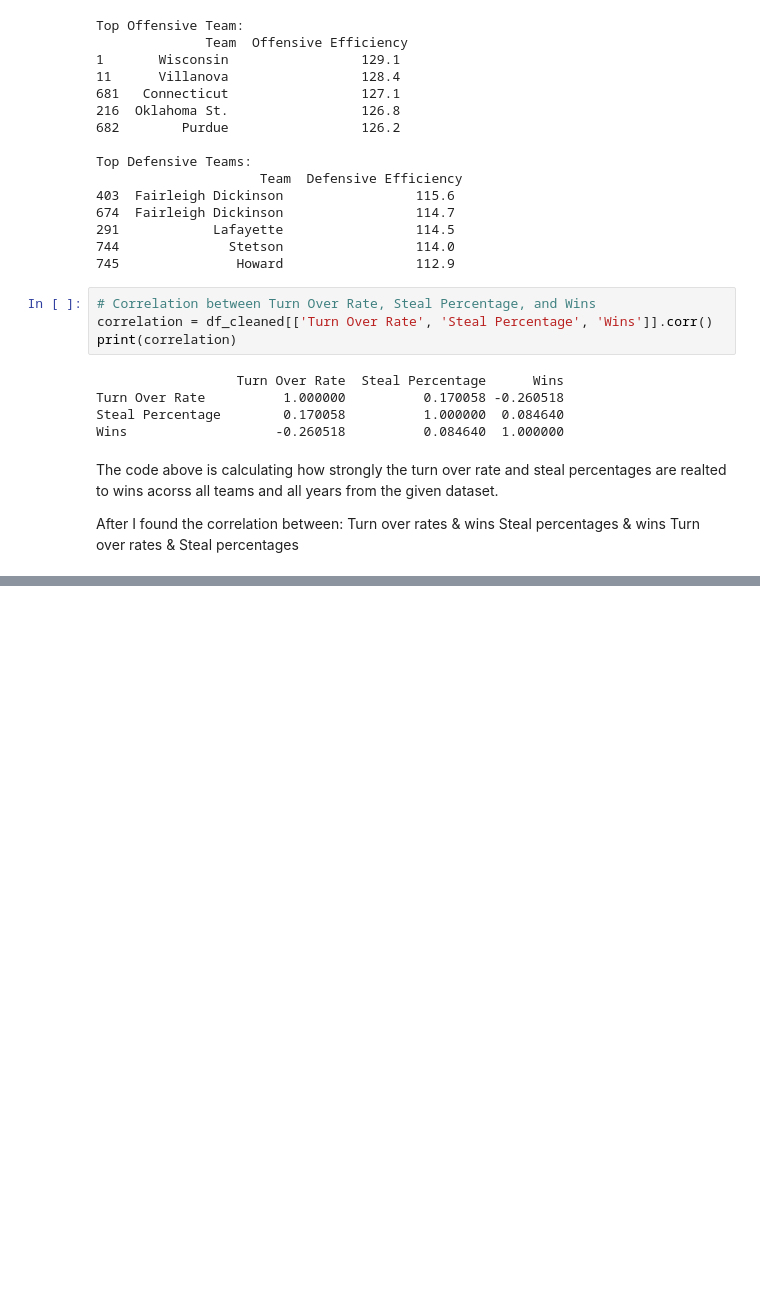
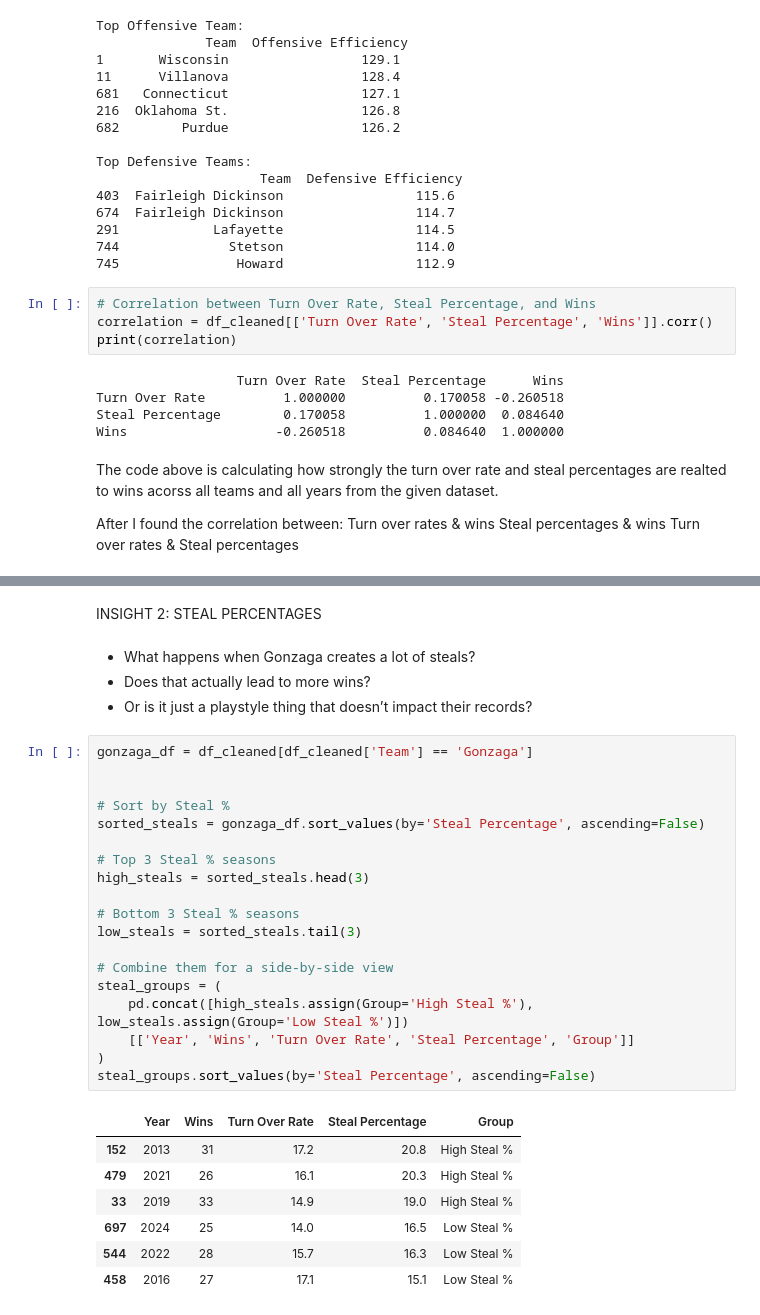
Before and after one commit to vtrejo25/MSBA-601, a Jupyter notebook: Final Project/Final Project Dataset/Final.ipynb, the cells around one changed output, grey strips where cells are left out. Saved outputs shown, nothing was run; the diff lists cells and outputs as text; blank space fills up the shorter version.

```diff
--- a/Final Project/Final Project Dataset/Final.ipynb
+++ b/Final Project/Final Project Dataset/Final.ipynb
@@ -302,0 +306,33 @@ Wins                    0.072506          0.105527  1.000000
+# %% [markdown]
+INSIGHT 2: STEAL PERCENTAGES
+# %% [markdown]
+- What happens when Gonzaga creates a lot of steals?
+- Does that actually lead to more wins?
+- Or is it just a playstyle thing that doesn’t impact their records?
+# %%
+gonzaga_df = df_cleaned[df_cleaned['Team'] == 'Gonzaga']
+
+
+# Sort by Steal %
+sorted_steals = gonzaga_df.sort_values(by='Steal Percentage', ascending=False)
+
+# Top 3 Steal % seasons
+high_steals = sorted_steals.head(3)
+
+# Bottom 3 Steal % seasons
+low_steals = sorted_steals.tail(3)
+
+# Combine them for a side-by-side view
+steal_groups = (
+    pd.concat([high_steals.assign(Group='High Steal %'), low_steals.assign(Group='Low Steal %')])
+    [['Year', 'Wins', 'Turn Over Rate', 'Steal Percentage', 'Group']]
+)
+steal_groups.sort_values(by='Steal Percentage', ascending=False)
+# %% [output]
+|  | Year | Wins | Turn Over Rate | Steal Percentage | Group |
+| 152 | 2013 | 31 | 17.2 | 20.8 | High Steal % |
+| 479 | 2021 | 26 | 16.1 | 20.3 | High Steal % |
+| 33 | 2019 | 33 | 14.9 | 19.0 | High Steal % |
+| 697 | 2024 | 25 | 14.0 | 16.5 | Low Steal % |
+| 544 | 2022 | 28 | 15.7 | 16.3 | Low Steal % |
+| 458 | 2016 | 27 | 17.1 | 15.1 | Low Steal % |
```
Also changed, not shown: parts of 12 cells of this notebook.
